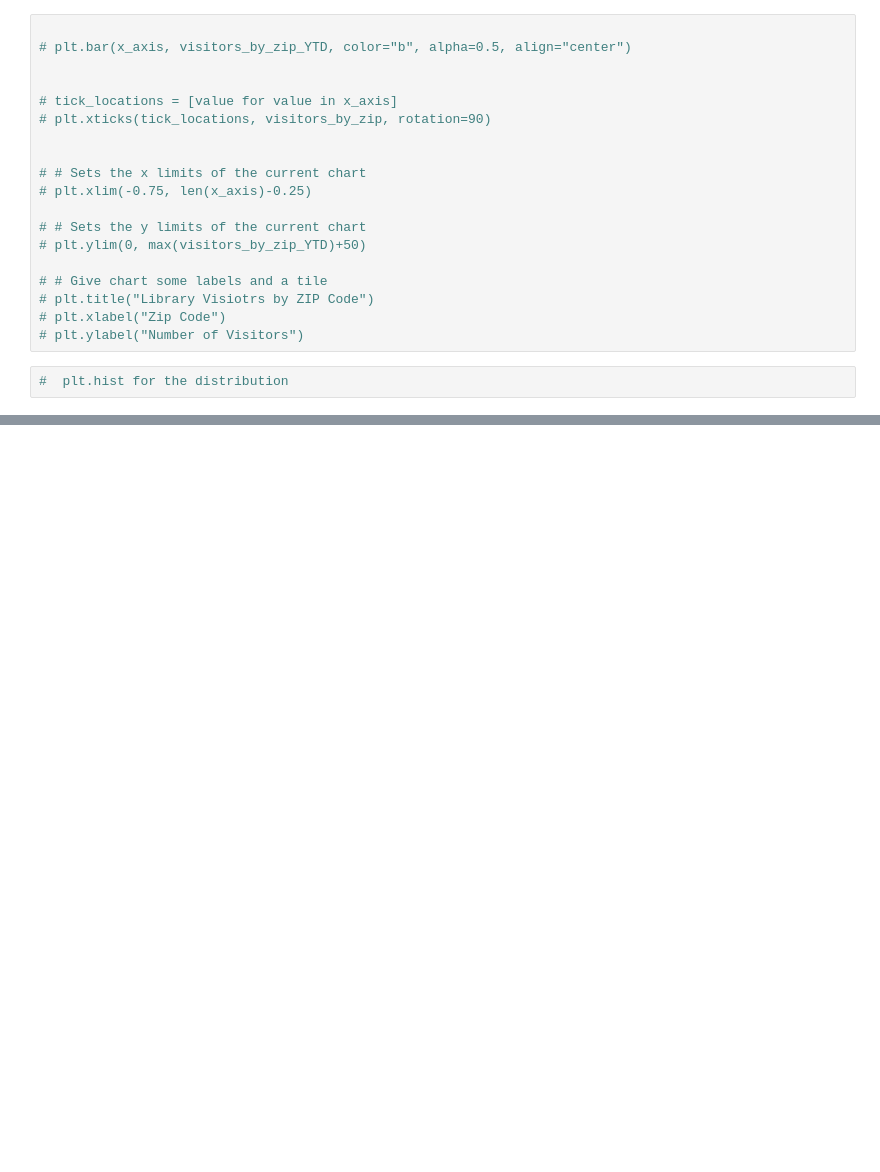
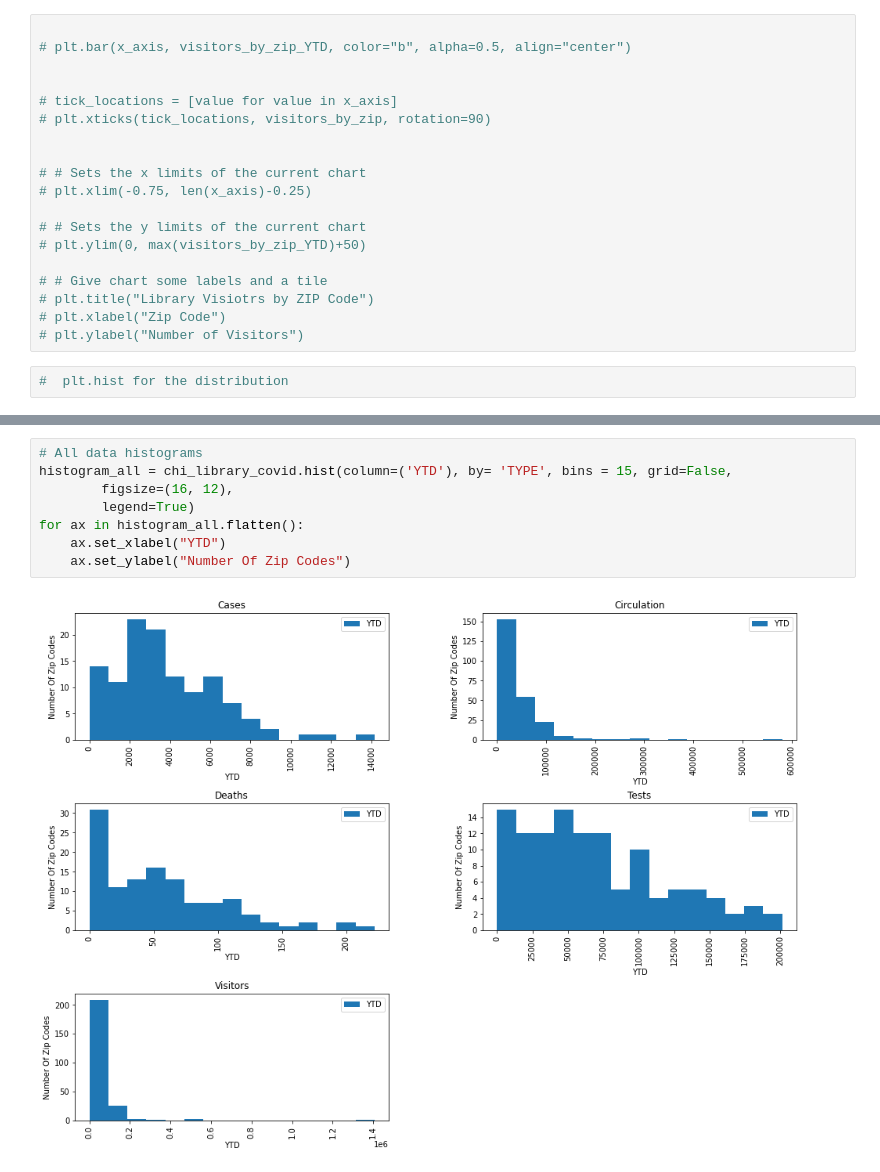
Before and after one commit to nataliepiehl/project_one, a Jupyter notebook: Code/Jeff_Data_Analysis.ipynb, the cells around one changed output, grey strips where cells are left out. Cells and saved outputs as stored; diff of their text form; blank space fills up the shorter version.

```diff
--- a/Code/Jeff_Data_Analysis.ipynb
+++ b/Code/Jeff_Data_Analysis.ipynb
@@ -563,0 +614,10 @@ summary_stats_2021_december
+# %%
+# All data histograms
+histogram_all = chi_library_covid.hist(column=('YTD'), by= 'TYPE', bins = 15, grid=False,
+        figsize=(16, 12),
+        legend=True)
+for ax in histogram_all.flatten():
+    ax.set_xlabel("YTD")
+    ax.set_ylabel("Number Of Zip Codes")
+# %% [output]
+[figure, added]
```
Also changed, not shown: parts of 4 cells of this notebook.
